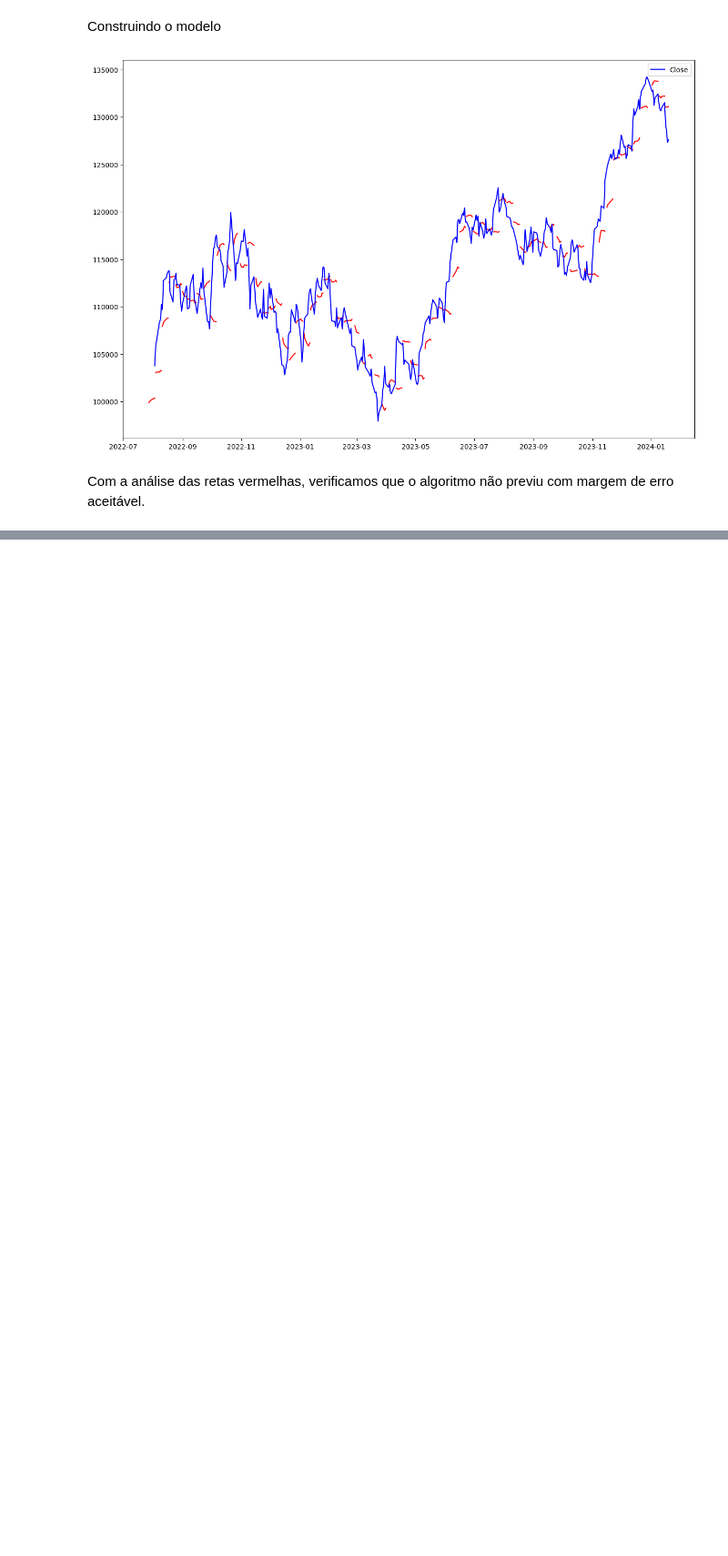
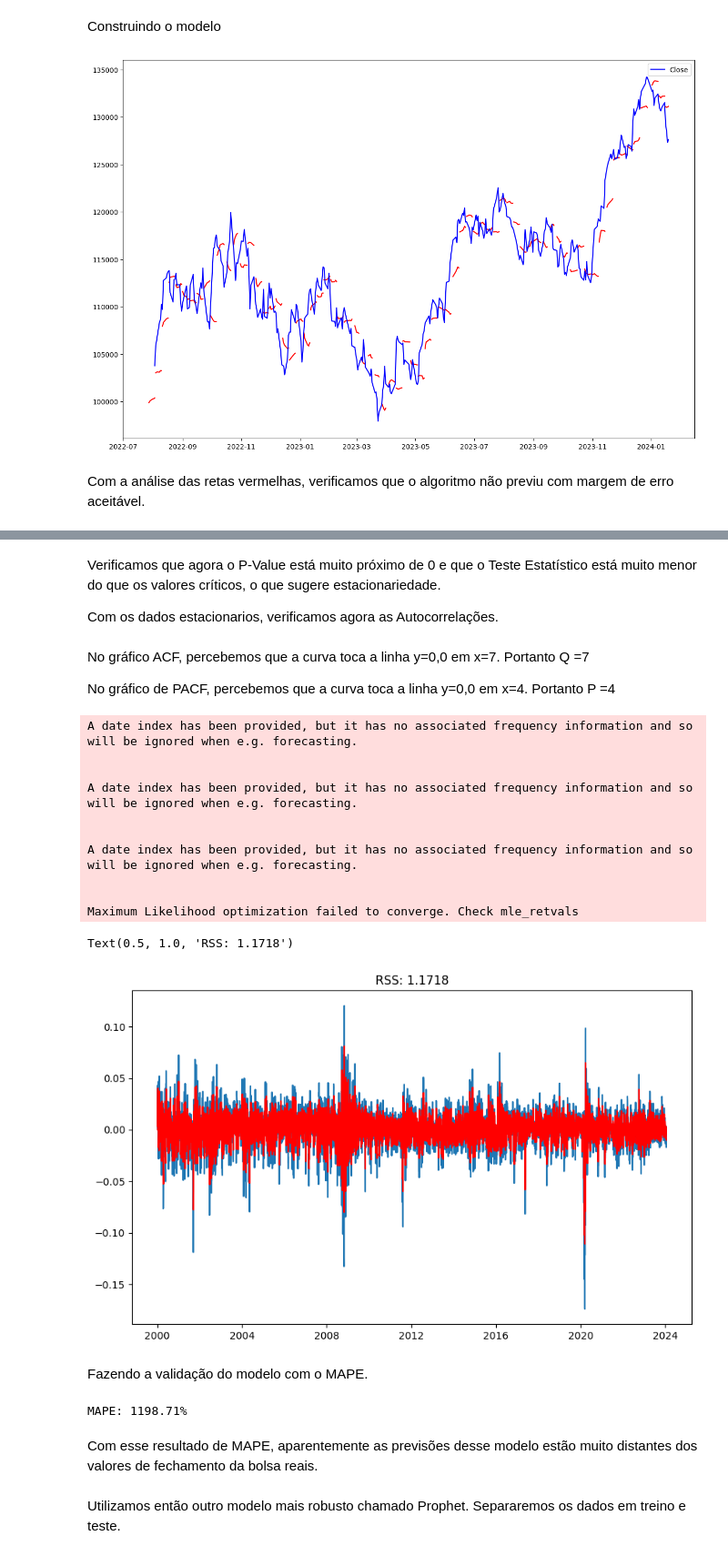
Before and after one commit to nineteens/tech-challenges, a Jupyter notebook: projetos/investimento/prevendo_indice_ibovespa.ipynb, the cells around one changed output, grey strips where cells are left out. Shown at 91% size. Saved outputs shown, nothing was run; the diff lists cells and outputs as text; code cells hidden in the pictures; blank space fills up the shorter version.

Commit message:
previsao ate prophet

```diff
--- a/projetos/investimento/prevendo_indice_ibovespa.ipynb
+++ b/projetos/investimento/prevendo_indice_ibovespa.ipynb
@@ -357,0 +427,4 @@ Para escolher o modelo ideal, faremos o teste da estacionariedade.
+# %% [markdown]
+Verificamos que agora o P-Value está muito próximo de 0 e que o Teste Estatístico está muito menor do que os valores críticos, o que sugere estacionariedade.
+
+Com os dados estacionarios, verificamos agora as Autocorrelações.
@@ -357,0 +451,50 @@ Para escolher o modelo ideal, faremos o teste da estacionariedade.
+# %% [markdown]
+No gráfico ACF, percebemos que a curva toca a linha y=0,0 em x=7. Portanto Q =7
+
+No gráfico de PACF, percebemos que a curva toca a linha y=0,0 em x=4. Portanto P =4
+# %%
+#AR Model
+model = ARIMA(df_s, order=(4,1,7))#(p,d,q)
+results_AR = model.fit()
+plt.plot(df_s)
+plt.plot(results_AR.fittedvalues, color='red')
+plt.title('RSS: %.4f'%sum((results_AR.fittedvalues - df_s['Close'])**2))
+# %% [output]
+A date index has been provided, but it has no associated frequency information and so will be ignored when e.g. forecasting.
+
+
+A date index has been provided, but it has no associated frequency information and so will be ignored when e.g. forecasting.
+
+
+A date index has been provided, but it has no associated frequency information and so will be ignored when e.g. forecasting.
+
+
+Maximum Likelihood optimization failed to converge. Check mle_retvals
+Text(0.5, 1.0, 'RSS: 1.1718')
+[figure, added]
+# %% [markdown]
+Fazendo a validação do modelo com o MAPE.
+# %%
+from sklearn.metrics import mean_absolute_error
+
+# Obtenha as previsões
+predictions = results_AR.fittedvalues
+
+# Ajuste os índices para garantir correspondência
+predictions.index = df_s.index
+
+# Inverta a diferenciação
+# (indexedDataset_logScale['Close'].iloc[0]) para inverter a diferenciação.
+# np.cumsum(predictions) é usado para calcular a soma cumulativa das previsões.
+predicted_values = df_indice_log['Close'].iloc[0] + np.cumsum(predictions)
+
+# Calcule o MAPE
+mape = mean_absolute_error(df_s['Close'], predicted_values) * 100
+
+print(f"MAPE: {mape:.2f}%")
+# %% [output]
+MAPE: 1198.71%
+# %% [markdown]
+Com esse resultado de MAPE, aparentemente as previsões desse modelo estão muito distantes dos valores de fechamento da bolsa reais.
+# %% [markdown]
+Utilizamos então outro modelo mais robusto chamado Prophet. Separaremos os dados em treino e teste.
```
Also changed, not shown: parts of 28 cells of this notebook.
